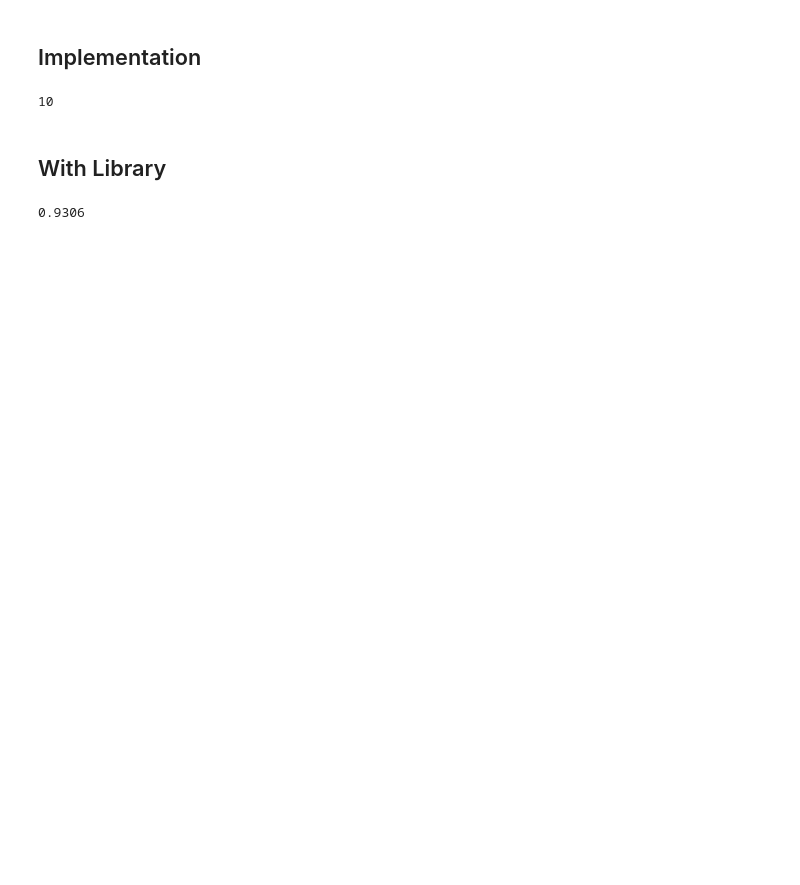
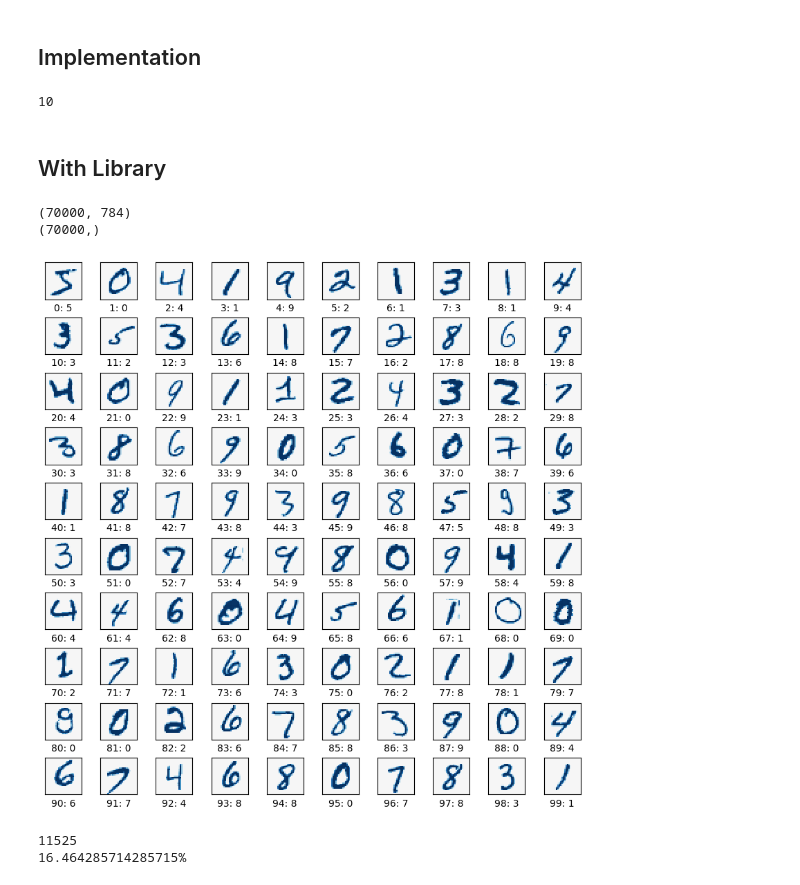
Before and after one commit to DhafinFawwaz/Feedforward-Neural-Network, a Jupyter notebook: src/ml.ipynb, the cells around one changed output. Drawn from its saved outputs; the diff is of its cells as text; code cells hidden in the pictures; blank space fills up the shorter version.

```diff
--- a/src/ml.ipynb
+++ b/src/ml.ipynb
@@ -164,12 +172,34 @@ print(a.x)
 # %%
 from sklearn.neural_network import MLPClassifier
 from sklearn.datasets import make_classification
 from sklearn.model_selection import train_test_split
 # X, y = make_classification(n_samples=100, random_state=1)
 # X_train, X_test, y_train, y_test = train_test_split(X, y, stratify=y, random_state=1)
 clf = MLPClassifier(random_state=1, max_iter=300).fit(X_train, y_train)
-clf.predict_proba(X_test[:1])
-clf.predict(X_test[:5, :])
-clf.score(X_test, y_test)
+# clf.predict_proba(X_test[:1])
+# clf.score(X_test, y_test)
+# X_MLP = X_test[0:5]
+# y_MLP = clf.predict(X_MLP)
+# visualize(X_MLP, y_MLP, 1, 3)
+# print(X_MLP)
+# print(y_MLP)
+
+
+y_MLP = clf.predict(X_data)
+print(X_data.shape)
+print(y_MLP.shape)
+visualize(X_data, y_MLP, 10, 10, 0)
 # %% [output]
-0.9306
+(70000, 784)
+(70000,)
+[figure, added]
+# %%
+differences = 0
+for i in range(len(y_data)):
+    if int(y_data[i]) != int(y_MLP[i]):
+        differences += 1
+print(differences)
+print(str((1-differences/len(y_data)) * 100) + "%")
+# %% [output]
+11525
+16.464285714285715%
```
Also changed, not shown: parts of 3 cells of this notebook.
